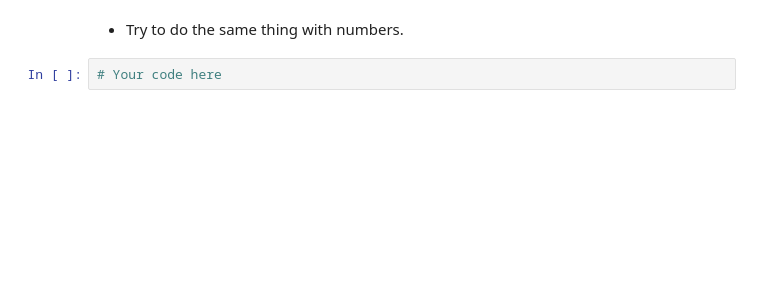
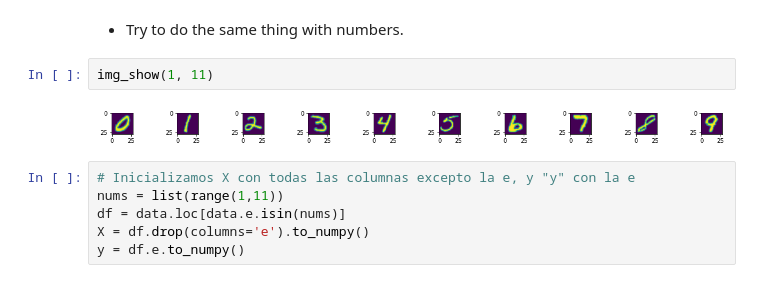
Before and after one commit to ta-data-mexpt/lab-supervised-classification, a Jupyter notebook: Supervised Classification.ipynb, the cells around one changed output. Cells and saved outputs as stored; diff of their text form; blank space fills up the shorter version.

```diff
--- a/Supervised Classification.ipynb
+++ b/Supervised Classification.ipynb
@@ -19,4 +111,12 @@ In the data.csv there are letters (uppercases and lowercases) and numbers, 28x28
 # %% [markdown]
 * Try to do the same thing with numbers.
-# %%
-# Your code here
+# %%
+img_show(1, 11)
+# %% [output]
+[figure, added]
+# %%
+# Inicializamos X con todas las columnas excepto la e, y "y" con la e
+nums = list(range(1,11))
+df = data.loc[data.e.isin(nums)]
+X = df.drop(columns='e').to_numpy()
+y = df.e.to_numpy()
```
Also changed, not shown: parts of 21 cells of this notebook, 2 other files.
